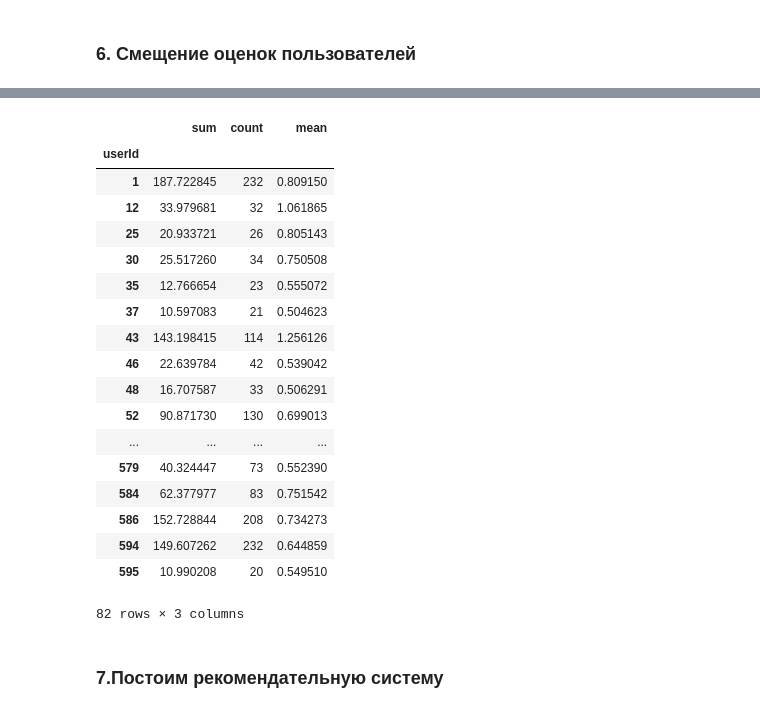
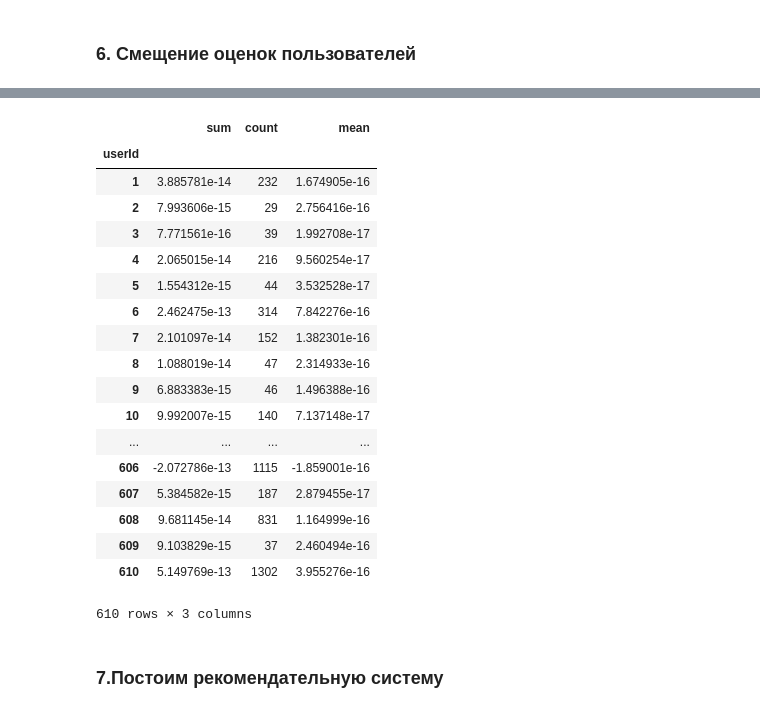
Before and after one commit to Albinamkh21/ds_hw, a Jupyter notebook: hw_recommendation.ipynb, the cells around one changed output, grey strips where cells are left out. Cells and saved outputs as stored; diff of their text form; code cells hidden in the pictures.

```diff
--- a/hw_recommendation.ipynb
+++ b/hw_recommendation.ipynb
@@ -313,26 +379,25 @@ df2[df2['mean']<-0.5]
-# %%
-#те кто завышает оценки
-df2[df2['mean']>=0.5]
-# %% [output]
-|  | sum | count | mean |
-| userId |  |  |  |
-| 1 | 187.722845 | 232 | 0.809150 |
-| 12 | 33.979681 | 32 | 1.061865 |
-| 25 | 20.933721 | 26 | 0.805143 |
-| 30 | 25.517260 | 34 | 0.750508 |
-| 35 | 12.766654 | 23 | 0.555072 |
-| 37 | 10.597083 | 21 | 0.504623 |
-| 43 | 143.198415 | 114 | 1.256126 |
-| 46 | 22.639784 | 42 | 0.539042 |
-| 48 | 16.707587 | 33 | 0.506291 |
-| 52 | 90.871730 | 130 | 0.699013 |
-| ... | ... | ... | ... |
-| 579 | 40.324447 | 73 | 0.552390 |
-| 584 | 62.377977 | 83 | 0.751542 |
-| 586 | 152.728844 | 208 | 0.734273 |
-| 594 | 149.607262 | 232 | 0.644859 |
-| 595 | 10.990208 | 20 | 0.549510 |
-82 rows × 3 columns
+# %%
+df2
+# %% [output]
+|  | sum | count | mean |
+| userId |  |  |  |
+| 1 | 3.885781e-14 | 232 | 1.674905e-16 |
+| 2 | 7.993606e-15 | 29 | 2.756416e-16 |
+| 3 | 7.771561e-16 | 39 | 1.992708e-17 |
+| 4 | 2.065015e-14 | 216 | 9.560254e-17 |
+| 5 | 1.554312e-15 | 44 | 3.532528e-17 |
+| 6 | 2.462475e-13 | 314 | 7.842276e-16 |
+| 7 | 2.101097e-14 | 152 | 1.382301e-16 |
+| 8 | 1.088019e-14 | 47 | 2.314933e-16 |
+| 9 | 6.883383e-15 | 46 | 1.496388e-16 |
+| 10 | 9.992007e-15 | 140 | 7.137148e-17 |
+| ... | ... | ... | ... |
+| 606 | -2.072786e-13 | 1115 | -1.859001e-16 |
+| 607 | 5.384582e-15 | 187 | 2.879455e-17 |
+| 608 | 9.681145e-14 | 831 | 1.164999e-16 |
+| 609 | 9.103829e-15 | 37 | 2.460494e-16 |
+| 610 | 5.149769e-13 | 1302 | 3.955276e-16 |
+610 rows × 3 columns
 # %% [markdown]
 ### 7.Постоим рекомендательную систему
 # %%
```
Also changed, not shown: parts of 16 cells of this notebook.
